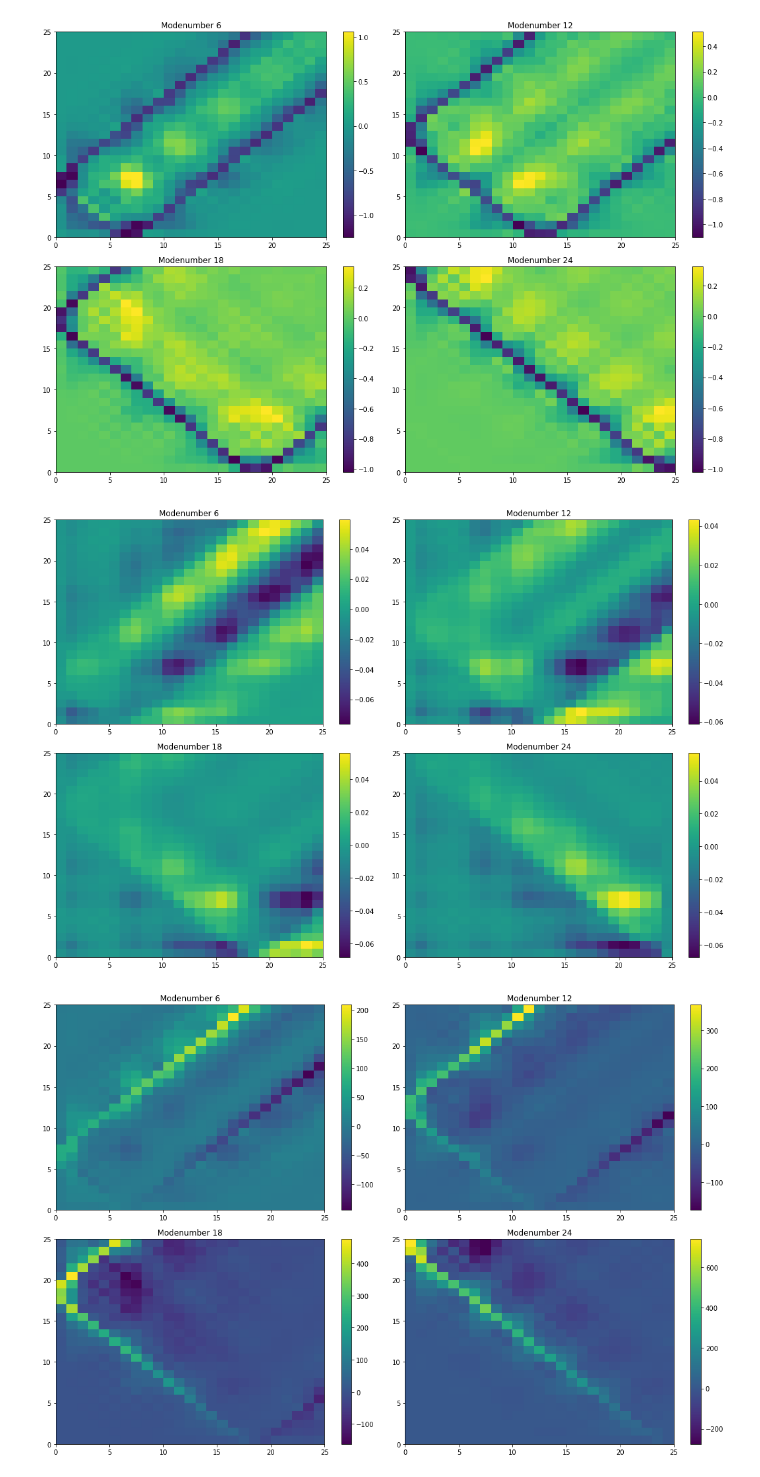
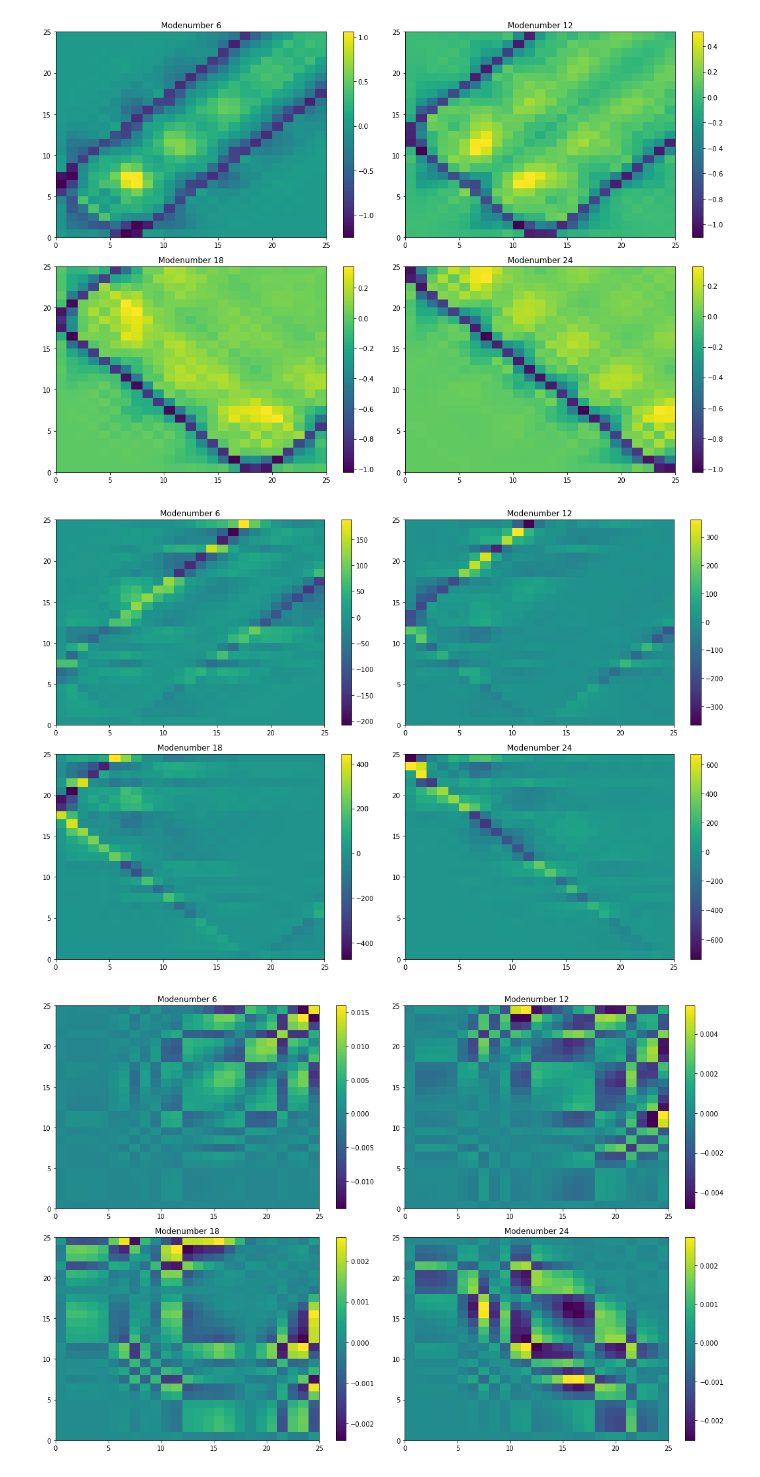
Before and after one commit to vopikamm/multimode-model, a Jupyter notebook: examples/Dunkel/Dunkel.ipynb, the cells around one changed output. Drawn from its saved outputs; the diff is of its cells as text; code cells hidden in the pictures.

```diff
--- a/examples/Dunkel/Dunkel.ipynb
+++ b/examples/Dunkel/Dunkel.ipynb
@@ -53,11 +53,11 @@ plot_tensors(multimode_params.ppp)
 # %% [output]
 [figure]
 # %%
-plot_tensors(multimode_params.ppw)
+plot_tensors(multimode_params.R)
 # %% [output]
-[figure, old version]
+[figure, new version]
 # %%
-plot_tensors(multimode_params.www)
+plot_tensors(multimode_params.S)
 # %% [output]
-[figure, old version]
+[figure, new version]
 # %%
```
Also changed, not shown: parts of 13 cells of this notebook, 6 other files.
